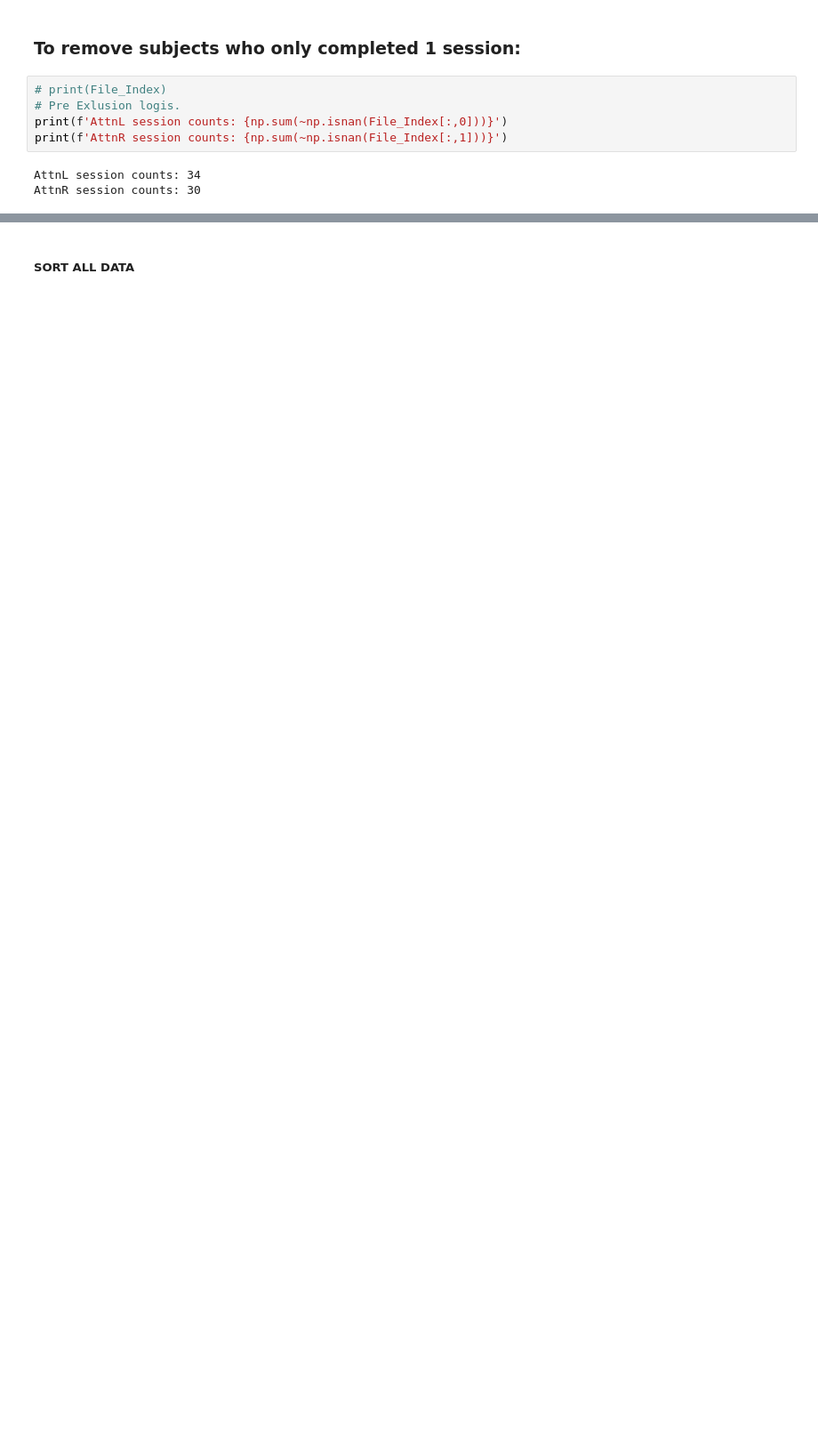
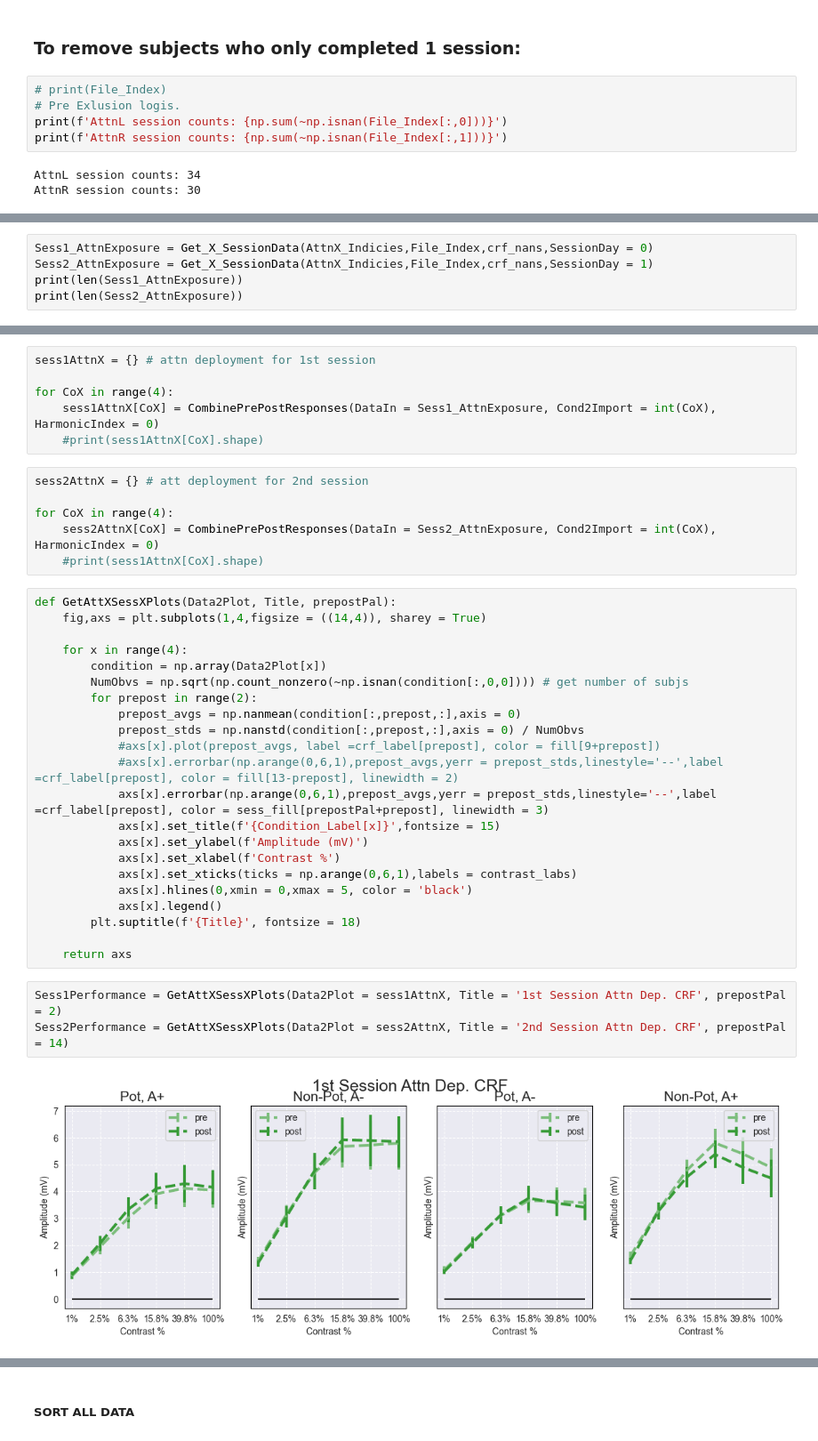
Before and after one commit to PatriciaNL/SSRP_Analysis, a Jupyter notebook: Pre_Post_Analysis_Segments.ipynb, the cells around one changed output, grey strips where cells are left out. Shown at 89% size. Drawn from its saved outputs; the diff is of its cells as text; blank space fills up the shorter version.

```diff
--- a/Pre_Post_Analysis_Segments.ipynb
+++ b/Pre_Post_Analysis_Segments.ipynb
@@ -507,0 +542,5 @@ for x in range(4):
+# %%
+Sess1_AttnExposure = Get_X_SessionData(AttnX_Indicies,File_Index,crf_nans,SessionDay = 0)
+Sess2_AttnExposure = Get_X_SessionData(AttnX_Indicies,File_Index,crf_nans,SessionDay = 1)
+print(len(Sess1_AttnExposure))
+print(len(Sess2_AttnExposure))
@@ -507,0 +568,39 @@ for x in range(4):
+# %%
+sess1AttnX = {} # attn deployment for 1st session
+
+for CoX in range(4):
+    sess1AttnX[CoX] = CombinePrePostResponses(DataIn = Sess1_AttnExposure, Cond2Import = int(CoX), HarmonicIndex = 0)
+    #print(sess1AttnX[CoX].shape)
+# %%
+sess2AttnX = {} # att deployment for 2nd session
+
+for CoX in range(4):
+    sess2AttnX[CoX] = CombinePrePostResponses(DataIn = Sess2_AttnExposure, Cond2Import = int(CoX), HarmonicIndex = 0)
+    #print(sess1AttnX[CoX].shape)
+# %%
+def GetAttXSessXPlots(Data2Plot, Title, prepostPal):
+    fig,axs = plt.subplots(1,4,figsize = ((14,4)), sharey = True)
+
+    for x in range(4):
+        condition = np.array(Data2Plot[x])
+        NumObvs = np.sqrt(np.count_nonzero(~np.isnan(condition[:,0,0]))) # get number of subjs
+        for prepost in range(2):
+            prepost_avgs = np.nanmean(condition[:,prepost,:],axis = 0)
+            prepost_stds = np.nanstd(condition[:,prepost,:],axis = 0) / NumObvs
+            #axs[x].plot(prepost_avgs, label =crf_label[prepost], color = fill[9+prepost])
+            #axs[x].errorbar(np.arange(0,6,1),prepost_avgs,yerr = prepost_stds,linestyle='--',label =crf_label[prepost], color = fill[13-prepost], linewidth = 2)
+            axs[x].errorbar(np.arange(0,6,1),prepost_avgs,yerr = prepost_stds,linestyle='--',label =crf_label[prepost], color = sess_fill[prepostPal+prepost], linewidth = 3)
+            axs[x].set_title(f'{Condition_Label[x]}',fontsize = 15)
+            axs[x].set_ylabel(f'Amplitude (mV)')
+            axs[x].set_xlabel(f'Contrast %')
+            axs[x].set_xticks(ticks = np.arange(0,6,1),labels = contrast_labs)
+            axs[x].hlines(0,xmin = 0,xmax = 5, color = 'black')
+            axs[x].legend()
+        plt.suptitle(f'{Title}', fontsize = 18)
+
+    return axs
+# %%
+Sess1Performance = GetAttXSessXPlots(Data2Plot = sess1AttnX, Title = '1st Session Attn Dep. CRF', prepostPal = 2)
+Sess2Performance = GetAttXSessXPlots(Data2Plot = sess2AttnX, Title = '2nd Session Attn Dep. CRF', prepostPal = 14)
+# %% [output]
+[figure, added]
```
Also changed, not shown: parts of 90 cells of this notebook.
